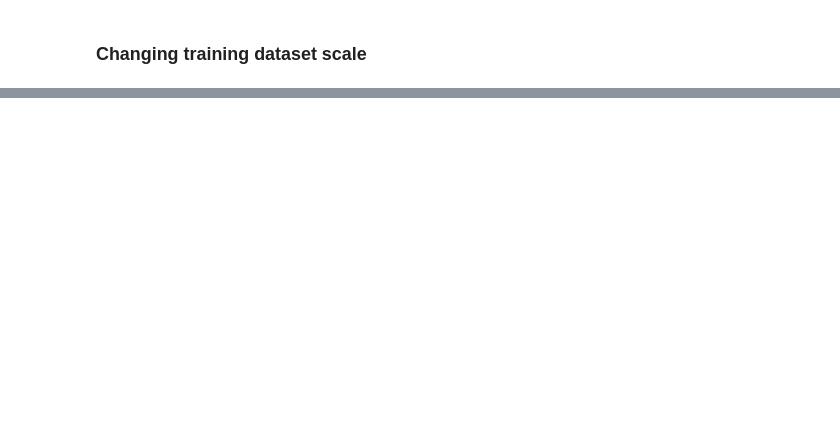
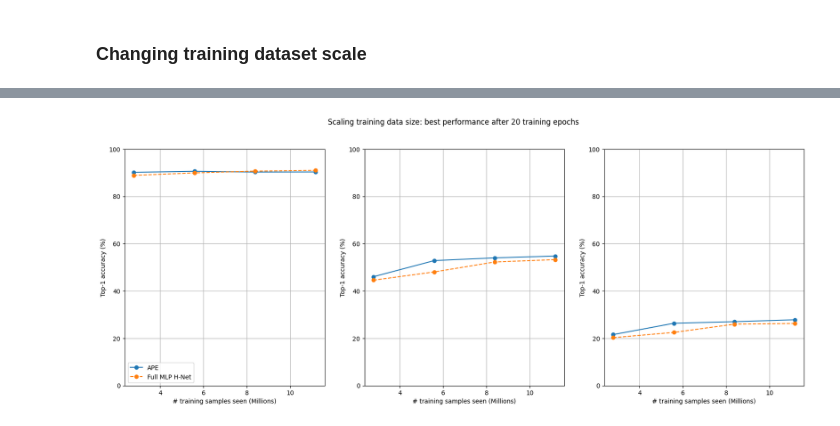
Before and after one commit to jaisidhsingh/hypa-new, a Jupyter notebook: hyperalignment/plot.ipynb, the cells around one changed output, grey strips where cells are left out. Cells and saved outputs as stored; diff of their text form; code cells hidden in the pictures; blank space fills up the shorter version.

```diff
--- a/hyperalignment/plot.ipynb
+++ b/hyperalignment/plot.ipynb
@@ -235,0 +221,46 @@ plt.show()
+# %%
+
+from pylab import plt
+
+ape_full = {'exp_name': 'vit_small_patch16_224_sentence-t5-base', 'seed': 0, 'eval': {'epoch_1': {'cifar10': 75.59, 'cifar100': 24.37, 'imagenet1k': 8.42}, 'epoch_2': {'cifar10': 87.18, 'cifar100': 33.79, 'imagenet1k': 13.73}, 'epoch_5': {'cifar10': 90.3, 'cifar100': 49.64, 'imagenet1k': 24.05}, 'epoch_10': {'cifar10': 89.97, 'cifar100': 54.76, 'imagenet1k': 27.38}, 'epoch_20': {'cifar10': 89.64, 'cifar100': 54.69, 'imagenet1k': 27.84}}}
+ape_3_4 = {'exp_name': 'three-fourth_vits_default_ape', 'seed': 0, 'eval': {'epoch_1': {'cifar10': 65.77, 'cifar100': 20.21, 'imagenet1k': 6.51}, 'epoch_2': {'cifar10': 79.38, 'cifar100': 28.03, 'imagenet1k': 10.78}, 'epoch_5': {'cifar10': 89.96, 'cifar100': 44.12, 'imagenet1k': 20.48}, 'epoch_10': {'cifar10': 90.25, 'cifar100': 52.4, 'imagenet1k': 26.04}, 'epoch_20': {'cifar10': 90.14, 'cifar100': 53.99, 'imagenet1k': 27.02}}}
+ape_1_2 = {'exp_name': 'half_vits_default_ape', 'seed': 0, 'eval': {'epoch_1': {'cifar10': 60.5, 'cifar100': 17.21, 'imagenet1k': 5.02}, 'epoch_2': {'cifar10': 74.48, 'cifar100': 26.34, 'imagenet1k': 9.49}, 'epoch_5': {'cifar10': 89.71, 'cifar100': 41.33, 'imagenet1k': 18.07}, 'epoch_10': {'cifar10': 90.58, 'cifar100': 50.53, 'imagenet1k': 24.77}, 'epoch_20': {'cifar10': 90.13, 'cifar100': 52.84, 'imagenet1k': 26.35}}}
+ape_1_4 = {'exp_name': 'one-fourth_vits_default_ape', 'seed': 0, 'eval': {'epoch_1': {'cifar10': 26.52, 'cifar100': 5.57, 'imagenet1k': 0.57}, 'epoch_2': {'cifar10': 60.6, 'cifar100': 16.56, 'imagenet1k': 4.53}, 'epoch_5': {'cifar10': 81.59, 'cifar100': 29.16, 'imagenet1k': 10.92}, 'epoch_10': {'cifar10': 89.96, 'cifar100': 41.03, 'imagenet1k': 17.92}, 'epoch_20': {'cifar10': 90.14, 'cifar100': 46.05, 'imagenet1k': 21.59}}}
+
+hnet_full = {'exp_name': 'hnet_12-4_fmlp_c-32_bs-512_lr-1e-2', 'seed': 0, 'eval': {'epoch_1': {'cifar10': 89.79, 'cifar100': 44.31, 'imagenet1k': 20.74}, 'epoch_2': {'cifar10': 90.68, 'cifar100': 48.19, 'imagenet1k': 23.29}, 'epoch_5': {'cifar10': 90.97, 'cifar100': 51.7, 'imagenet1k': 25.56}, 'epoch_10': {'cifar10': 90.48, 'cifar100': 53.25, 'imagenet1k': 26.27}, 'epoch_20': {'cifar10': 90.36, 'cifar100': 52.6, 'imagenet1k': 25.46}}}
+hnet_3_4 = {'exp_name': 'three-fourth_hnet_12-4_fmlp_c-32_bs-512_lr-1e-2', 'seed': 0, 'eval': {'epoch_1': {'cifar10': 89.63, 'cifar100': 41.48, 'imagenet1k': 18.68}, 'epoch_2': {'cifar10': 90.37, 'cifar100': 46.22, 'imagenet1k': 22.09}, 'epoch_5': {'cifar10': 90.65, 'cifar100': 50.45, 'imagenet1k': 24.78}, 'epoch_10': {'cifar10': 90.31, 'cifar100': 52.27, 'imagenet1k': 25.99}, 'epoch_20': {'cifar10': 7.72, 'cifar100': 2.15, 'imagenet1k': 0.12}}}
+hnet_1_2 = {'exp_name': 'half_hnet_12-4_fmlp_c-32_bs-512_lr-1e-2', 'seed': 0, 'eval': {'epoch_1': {'cifar10': 86.9, 'cifar100': 35.39, 'imagenet1k': 13.88}, 'epoch_2': {'cifar10': 89.61, 'cifar100': 43.79, 'imagenet1k': 20.13}, 'epoch_5': {'cifar10': 89.91, 'cifar100': 46.86, 'imagenet1k': 22.34}, 'epoch_10': {'cifar10': 89.6, 'cifar100': 48.05, 'imagenet1k': 22.5}, 'epoch_20': {'cifar10': 7.94, 'cifar100': 1.1, 'imagenet1k': 0.07}}}
+hnet_1_4 = {'exp_name': 'one-fourth_hnet_12-4_fmlp_c-32_bs-512_lr-1e-2', 'seed': 0, 'eval': {'epoch_1': {'cifar10': 61.13, 'cifar100': 19.57, 'imagenet1k': 5.13}, 'epoch_2': {'cifar10': 85.89, 'cifar100': 36.12, 'imagenet1k': 14.11}, 'epoch_5': {'cifar10': 88.85, 'cifar100': 43.67, 'imagenet1k': 20.28}, 'epoch_10': {'cifar10': 88.29, 'cifar100': 44.57, 'imagenet1k': 20.13}, 'epoch_20': {'cifar10': 86.8, 'cifar100': 42.98, 'imagenet1k': 18.29}}}
+
+dataset_size = 558128
+
+x_vals = [round(dataset_size * r) * 20 * 1e-6 for r in [0.25, 0.5, 0.75, 1.0]]
+
+fig, axes = plt.subplots(1, 3, figsize=(20, 7))
+
+benchmarks = ["cifar10", "cifar100", "imagenet1k"]
+names = {"cifar10": "CIFAR-10", "cifar100": "CIFAR-100", "imagenet1k": "ImageNet-1k"}
+lims = {"cifar10": [0, 100.0], "cifar100": [0.0, 100.0], "imagenet1k": [0.0, 100]}
+rcs = {"cifar10": 10.0, "cifar100": 1.0, "imagenet1k": 0.1}
+
+for j, bench in enumerate(benchmarks):
+    ape = [ [subitem[bench] for subitem in item["eval"].values()] for item in [ape_1_4, ape_1_2, ape_3_4, ape_full] ]
+    ape = [max(item) for item in ape]
+    hnet = [ [subitem[bench] for subitem in item["eval"].values()] for item in [hnet_1_4, hnet_1_2, hnet_3_4, hnet_full] ]
+    hnet = [max(item) for item in hnet]
+
+    axes[j].plot(x_vals, ape, marker="o", label="APE")
+    axes[j].plot(x_vals, hnet, marker="o", linestyle="--", label="Full MLP H-Net")
+    axes[j].set_ylim(lims[bench])
+    axes[j].set_ylabel("Top-1 accuracy (%)")
+    axes[j].set_xlabel("# training samples seen (Millions)")
+
+    if j == 0:
+        axes[j].legend()
+
+    axes[j].grid(True)
+
+plt.suptitle("Scaling training data size: best performance after 20 training epochs")
+plt.show()
+# %% [output]
+[figure, added]
```
Also changed, not shown: parts of 3 cells of this notebook.
